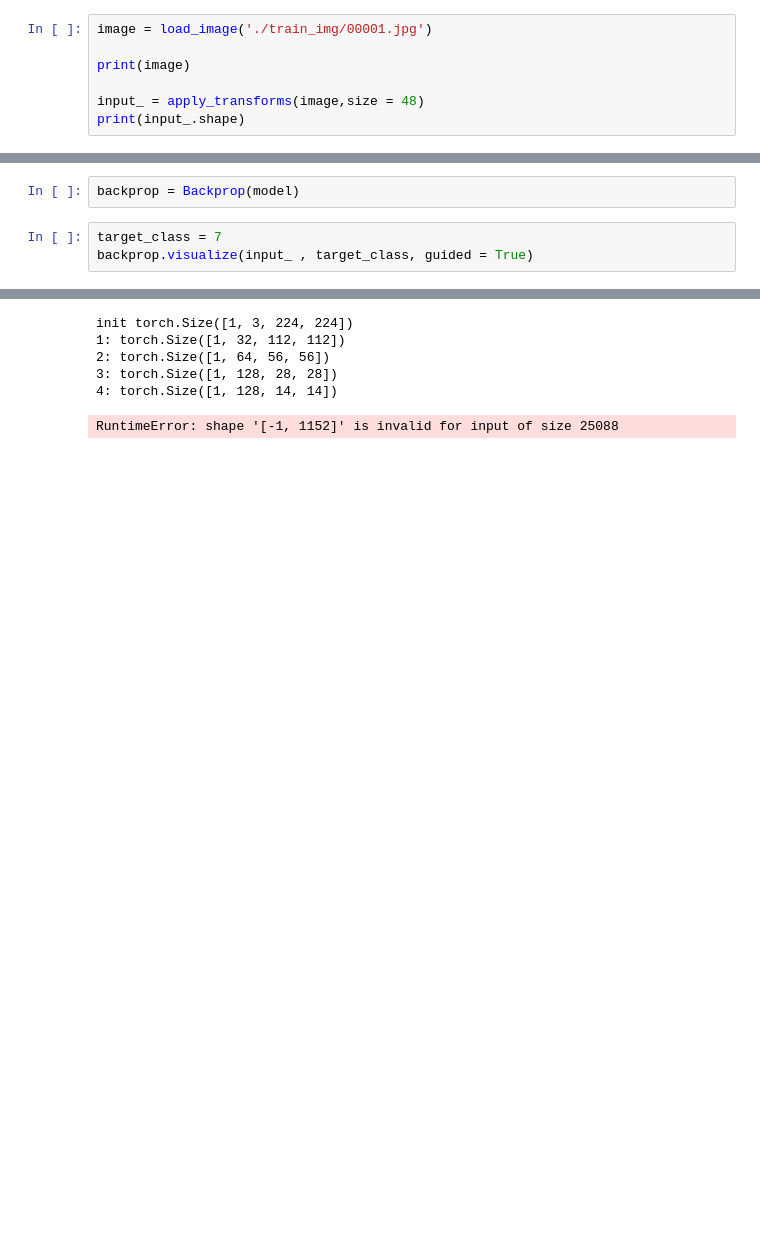
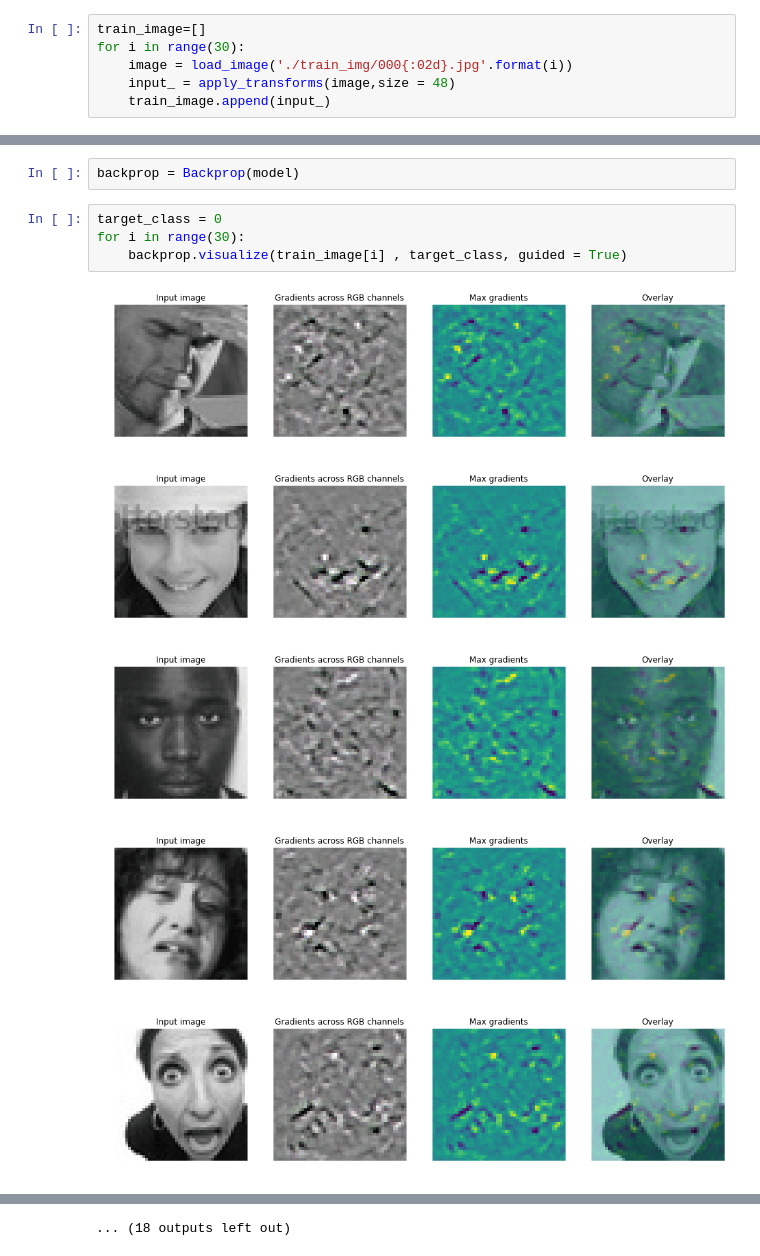
Before and after one commit to Hsuhaoxiang/ML2019FALL, a Jupyter notebook: hw3/Flashtorch.ipynb, the cells around one changed output, grey strips where cells are left out. Saved outputs shown, nothing was run; the diff lists cells and outputs as text; blank space fills up the shorter version.

```diff
--- a/hw3/Flashtorch.ipynb
+++ b/hw3/Flashtorch.ipynb
@@ -133,7 +123,6 @@ class Net(nn.Module):
 # %%
-image = load_image('./train_img/00001.jpg')
-
-print(image)
-
-input_ = apply_transforms(image,size = 48)
-print(input_.shape)
+train_image=[]
+for i in range(30):
+    image = load_image('./train_img/000{:02d}.jpg'.format(i))
+    input_ = apply_transforms(image,size = 48)
+    train_image.append(input_)
@@ -148,6 +134,12 @@ IncompatibleKeys(missing_keys=[], unexpected_keys=[])
 # %%
 backprop = Backprop(model)
 # %%
-target_class = 7
-backprop.visualize(input_ , target_class, guided = True)
+target_class = 0
+for i in range(30):
+    backprop.visualize(train_image[i] , target_class, guided = True)
 # %% [output]
+[figure, added]
+[figure, added]
+[figure, added]
+[figure, added]
+[figure, added]
@@ -154,6 +153 @@ backprop.visualize(input_ , target_class, guided = True)
-init torch.Size([1, 3, 224, 224])
-1: torch.Size([1, 32, 112, 112])
-2: torch.Size([1, 64, 56, 56])
-3: torch.Size([1, 128, 28, 28])
-4: torch.Size([1, 128, 14, 14])
+... (18 outputs left out)
-RuntimeError: shape '[-1, 1152]' is invalid for input of size 25088
```
Also changed, not shown: parts of 14 cells of this notebook, 18 other files.
